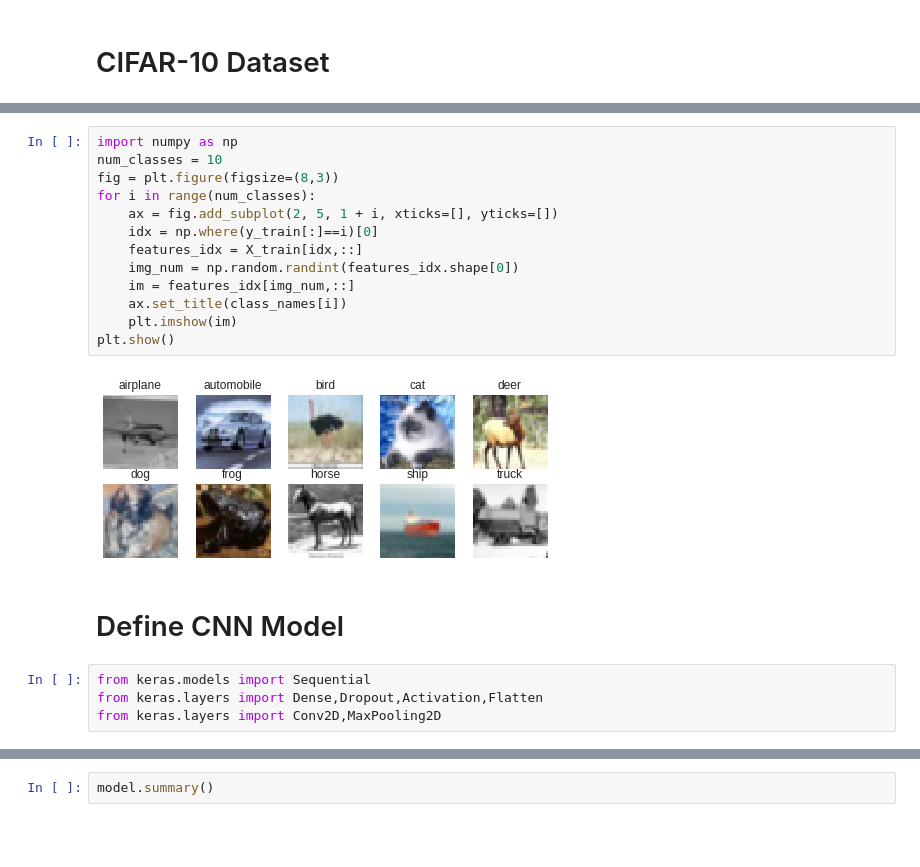
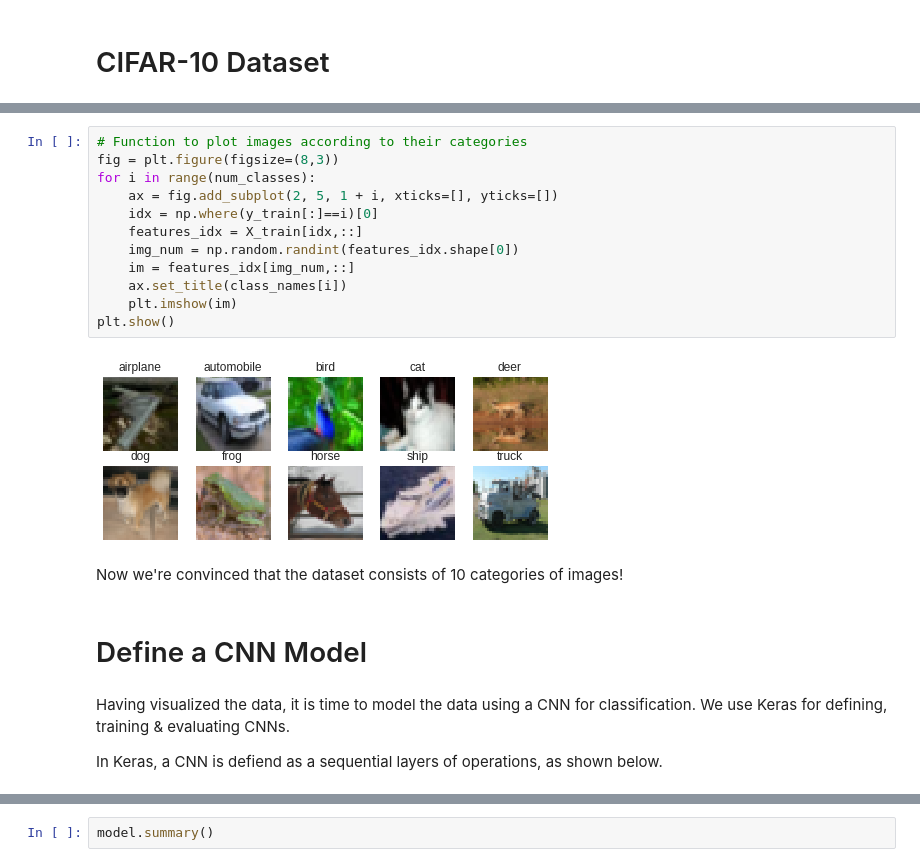
Before and after one commit to sandeeppalakkal/ML_Datascience_Practice, a Jupyter notebook: CIFAR10_in_Keras.ipynb, the cells around one changed output, grey strips where cells are left out. Drawn from its saved outputs; the diff is of its cells as text; blank space fills up the shorter version.

```diff
--- a/CIFAR10_in_Keras.ipynb
+++ b/CIFAR10_in_Keras.ipynb
@@ -49,21 +83,22 @@ display_image(X_train,0,1,6)
 # %%
-import numpy as np
-num_classes = 10
+# Function to plot images according to their categories
 fig = plt.figure(figsize=(8,3))
 for i in range(num_classes):
     ax = fig.add_subplot(2, 5, 1 + i, xticks=[], yticks=[])
     idx = np.where(y_train[:]==i)[0]
     features_idx = X_train[idx,::]
     img_num = np.random.randint(features_idx.shape[0])
     im = features_idx[img_num,::]
     ax.set_title(class_names[i])
     plt.imshow(im)
 plt.show()
 # %% [output]
-[figure, old version]
+[figure, new version]
+# %% [markdown]
+Now we're convinced that the dataset consists of 10 categories of images!
 # %% [markdown]
-# Define CNN Model
+# Define a CNN Model
-# %%
-from keras.models import Sequential
-from keras.layers import Dense,Dropout,Activation,Flatten
-from keras.layers import Conv2D,MaxPooling2D
+# %% [markdown]
+Having visualized the data, it is time to model the data using a CNN for classification. We use Keras for defining, training & evaluating CNNs.
+
+In Keras, a CNN is defiend as a sequential layers of operations, as shown below.
```
Also changed, not shown: parts of 58 cells of this notebook.
